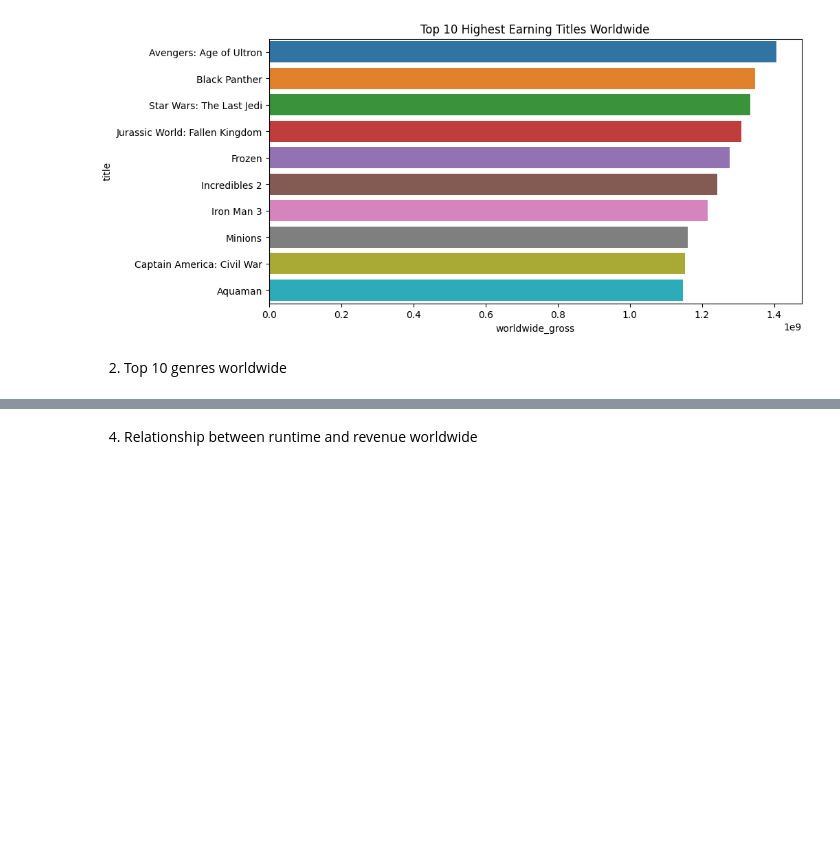
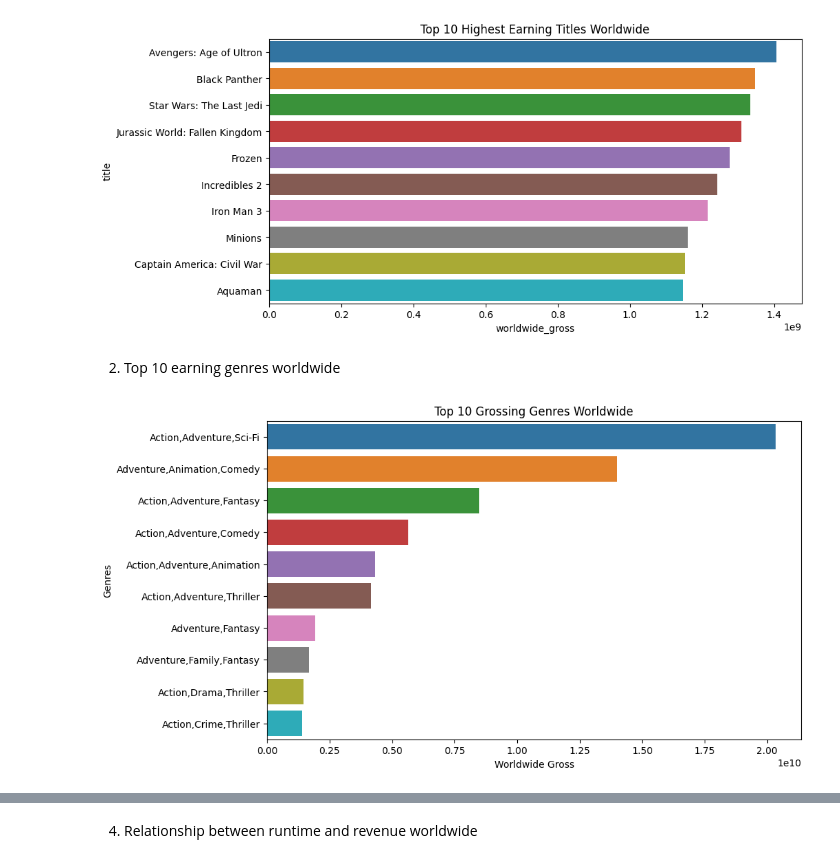
Before and after one commit to retiredboy/Microsoft-Studio-Box-Office-Analysis, a Jupyter notebook: dsc-phase1-project-template.ipynb, the cells around one changed output, grey strips where cells are left out. Drawn from its saved outputs; the diff is of its cells as text; code cells hidden in the pictures; blank space fills up the shorter version.

```diff
--- a/dsc-phase1-project-template.ipynb
+++ b/dsc-phase1-project-template.ipynb
@@ -481,17 +485,34 @@ memory usage: 7.0+ KB
 # %% [markdown]
 1. Top 10 highest earning movies worldwide
 # %%
-#Top 100 highest earning titles
-top_100 = df_merged.nlargest(100, 'worldwide_gross')[['title','genres','worldwide_gross']]\
+#Top 10 highest earning titles
+top_10 = df_merged.nlargest(100, 'worldwide_gross')[['title','genres','worldwide_gross','averagerating']]\
 .set_index('title')
 
-#Plotting sing seaborn - just the top 10 for ease of view
 ax, bar= plt.subplots(figsize=(10,5))
-sns.barplot(x="worldwide_gross", y=top_100.head(10).index, data=top_100.head(10))
+sns.barplot(x="worldwide_gross", y=top_10.head(10).index, data=top_10.head(10))
 plt.title("Top 10 Highest Earning Titles Worldwide")
 
 plt.show()
 # %% [output]
 [figure]
 # %% [markdown]
-2. Top 10 genres worldwide
+2. Top 10 earning genres worldwide
+# %%
+#Plotting using seaborn - just the top 10 for ease of view
+
+# Grouping by 'genres' and summing the 'worldwide_gross' for each genre. This will allow me to find the total gross for repeated genres
+top_10_agg = top_10.groupby('genres')['worldwide_gross'].sum().reset_index()
+
+# Sorting the aggregated DataFrame by 'worldwide_gross' in descending order
+top_10_agg_sorted = top_10_agg.sort_values(by='worldwide_gross', ascending=False)
+
+# Create the plot
+plt.figure(figsize=(10, 6))
+sns.barplot(x='worldwide_gross', y='genres', data=top_10_agg_sorted.head(10))
+plt.title('Top 10 Grossing Genres Worldwide')
+plt.xlabel('Worldwide Gross')
+plt.ylabel('Genres')
+plt.show()
+# %% [output]
+[figure, added]
```
Also changed, not shown: parts of 15 cells of this notebook.
